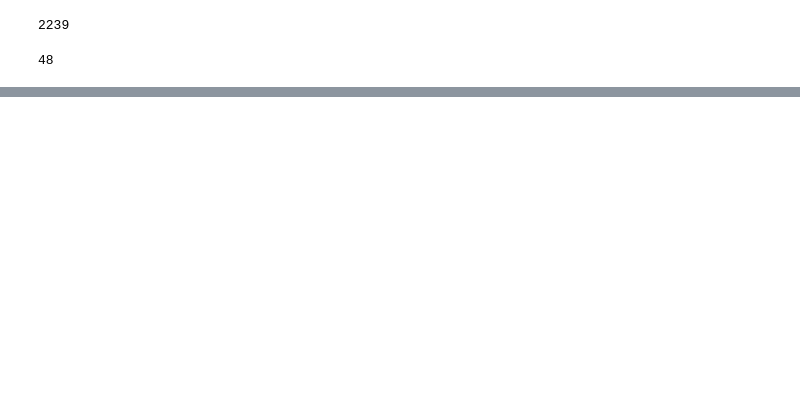
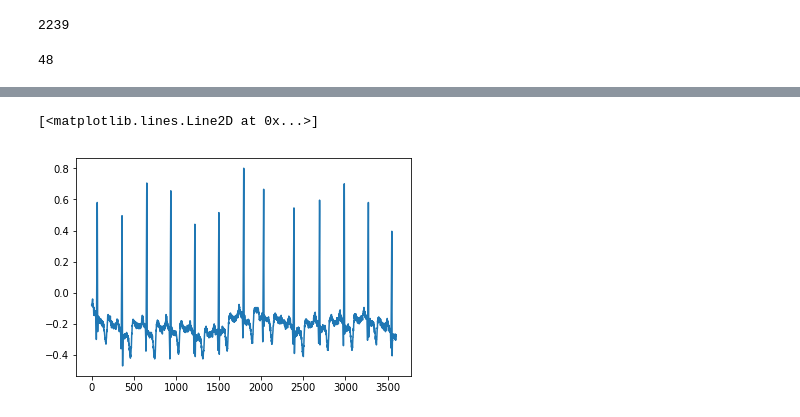
Before and after one commit to Yixun-Tan/2017-CalCardiac, a Jupyter notebook: exploratoryAnalysis/mitbih_dnn-Siddhant.ipynb, the cells around one changed output, grey strips where cells are left out. Saved outputs shown, nothing was run; the diff lists cells and outputs as text; code cells hidden in the pictures; blank space fills up the shorter version.

```diff
--- a/exploratoryAnalysis/mitbih_dnn-Siddhant.ipynb
+++ b/exploratoryAnalysis/mitbih_dnn-Siddhant.ipynb
@@ -329,0 +440,5 @@ Counter({0: 74848, 1: 7112, 2: 2544})
+# %%
+plt.plot(time,nor[0])
+# %% [output]
+[<matplotlib.lines.Line2D at 0x...>]
+[figure, added]
```
Also changed, not shown: parts of 37 cells of this notebook.
